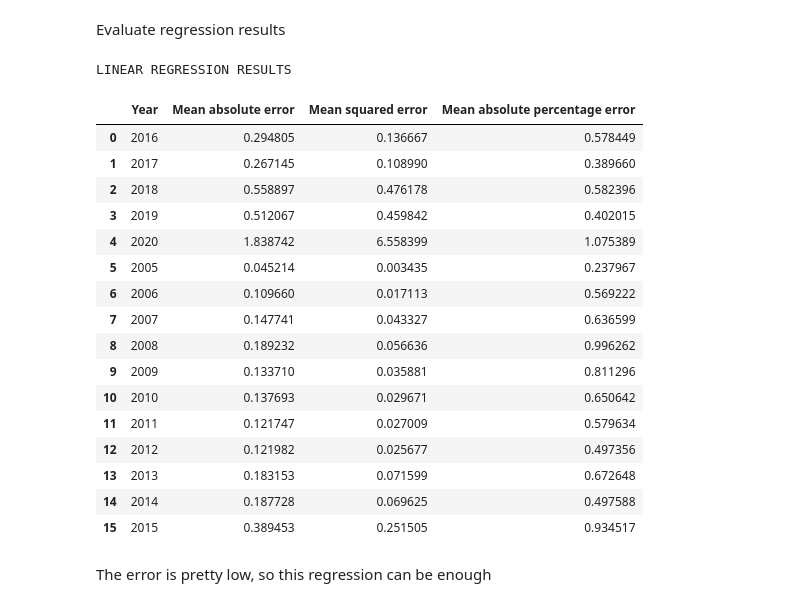
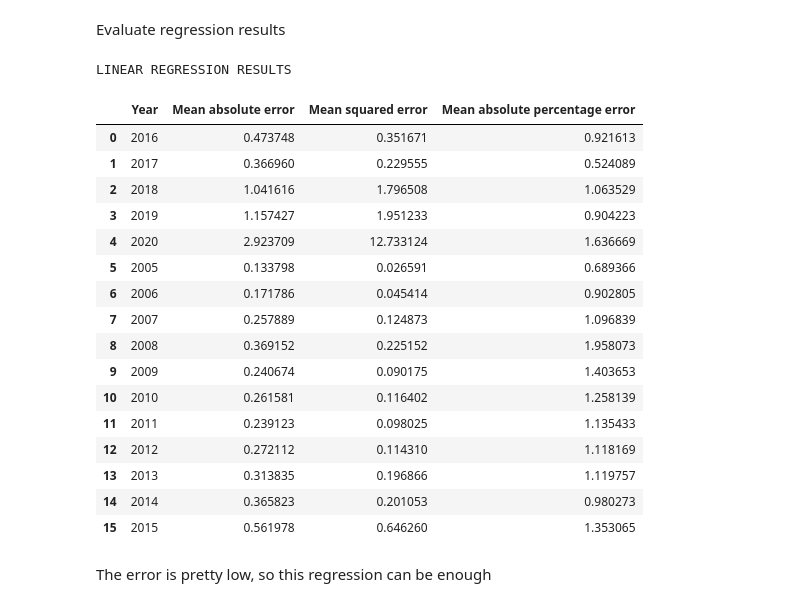
Before and after one commit to Resurrectiontent/MethodsAndModelsForMultivariateDataAnalysis, a Jupyter notebook: lab2.ipynb, the cells around one changed output. Cells and saved outputs as stored; diff of their text form; code cells hidden in the pictures.

```diff
--- a/lab2.ipynb
+++ b/lab2.ipynb
@@ -303,6 +303,9 @@ model_aic = LassoLarsIC(criterion='aic')
 model_aic.fit(X_train, y_train)
 alpha_aic_ = model_aic.coef_
 alpha_aic_
+
+features_reg = [name for name, val in zip(FEATURES, alpha_aic_) if val != 0]
+features_reg
 # %% [output]
 If you wish to scale the data, use Pipeline with a StandardScaler in a preprocessing stage. To reproduce the previous behavior:
 
@@ -337,8 +339,11 @@ Mean absolute error with aic lasso =  1.0477380880958678
 <i>Buid regression model and make an analysis of multicollinearity and regularization (if needed)</i><br/>
 First divide the dataset on train and test parts, learn linear regression model and check its precesion
 # %%
+y_test_storage = []
+y_pred_storage = []
+
 def regression_quality_info(year):
-    X = msft[msft[CATEGORIES]==year][FEATURES]
+    X = msft[msft[CATEGORIES]==year][features_reg]
     y = msft[msft[CATEGORIES]==year][TARGET]
     X_train, X_test, y_train, y_test = train_test_split(X, y, test_size=0.275, random_state=42)
 
@@ -350,37 +355,43 @@ def regression_quality_info(year):
     mse = mean_squared_error(y_test, y_pred)
     mape = np.mean(np.abs((y_test - y_pred) / y_test)) * 100
 
+    y_test_storage.extend(y_test)
+    y_pred_storage.extend(y_pred)
+
     return mae, mse, mape
 # %% [markdown]
 Evaluate regression results
 # %%
 print('LINEAR REGRESSION RESULTS')
+
+y_test_storage = []
+y_pred_storage = []
 
 display(DataFrame.from_records([[year, *regression_quality_info(year)] for year in set(msft[CATEGORIES])],\
                               columns=[CATEGORIES, "Mean absolute error", "Mean squared error", "Mean absolute percentage error"]))
 
 
 #display(DataFrame.from_records([[mae, mse, mape]],\
 #                 columns=["Mean absolute error", "Mean squared error", "Mean absolute percentage error"]))
 # %% [output]
 LINEAR REGRESSION RESULTS
 |  | Year | Mean absolute error | Mean squared error | Mean absolute percentage error |
-| 0 | 2016 | 0.294805 | 0.136667 | 0.578449 |
-| 1 | 2017 | 0.267145 | 0.108990 | 0.389660 |
-| 2 | 2018 | 0.558897 | 0.476178 | 0.582396 |
-| 3 | 2019 | 0.512067 | 0.459842 | 0.402015 |
-| 4 | 2020 | 1.838742 | 6.558399 | 1.075389 |
-| 5 | 2005 | 0.045214 | 0.003435 | 0.237967 |
-| 6 | 2006 | 0.109660 | 0.017113 | 0.569222 |
-| 7 | 2007 | 0.147741 | 0.043327 | 0.636599 |
-| 8 | 2008 | 0.189232 | 0.056636 | 0.996262 |
-| 9 | 2009 | 0.133710 | 0.035881 | 0.811296 |
-| 10 | 2010 | 0.137693 | 0.029671 | 0.650642 |
-| 11 | 2011 | 0.121747 | 0.027009 | 0.579634 |
-| 12 | 2012 | 0.121982 | 0.025677 | 0.497356 |
-| 13 | 2013 | 0.183153 | 0.071599 | 0.672648 |
-| 14 | 2014 | 0.187728 | 0.069625 | 0.497588 |
-| 15 | 2015 | 0.389453 | 0.251505 | 0.934517 |
+| 0 | 2016 | 0.473748 | 0.351671 | 0.921613 |
+| 1 | 2017 | 0.366960 | 0.229555 | 0.524089 |
+| 2 | 2018 | 1.041616 | 1.796508 | 1.063529 |
+| 3 | 2019 | 1.157427 | 1.951233 | 0.904223 |
+| 4 | 2020 | 2.923709 | 12.733124 | 1.636669 |
+| 5 | 2005 | 0.133798 | 0.026591 | 0.689366 |
+| 6 | 2006 | 0.171786 | 0.045414 | 0.902805 |
+| 7 | 2007 | 0.257889 | 0.124873 | 1.096839 |
+| 8 | 2008 | 0.369152 | 0.225152 | 1.958073 |
+| 9 | 2009 | 0.240674 | 0.090175 | 1.403653 |
+| 10 | 2010 | 0.261581 | 0.116402 | 1.258139 |
+| 11 | 2011 | 0.239123 | 0.098025 | 1.135433 |
+| 12 | 2012 | 0.272112 | 0.114310 | 1.118169 |
+| 13 | 2013 | 0.313835 | 0.196866 | 1.119757 |
+| 14 | 2014 | 0.365823 | 0.201053 | 0.980273 |
+| 15 | 2015 | 0.561978 | 0.646260 | 1.353065 |
 # %% [markdown]
 The error is pretty low, so this regression can be enough
 # %% [markdown]
```
Also changed, not shown: parts of 5 cells of this notebook.
